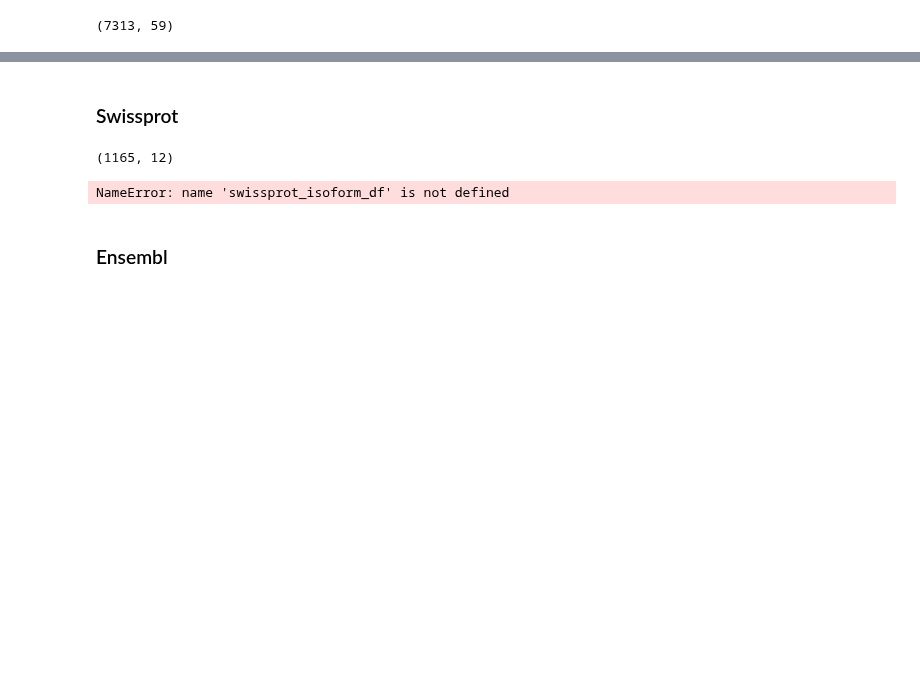
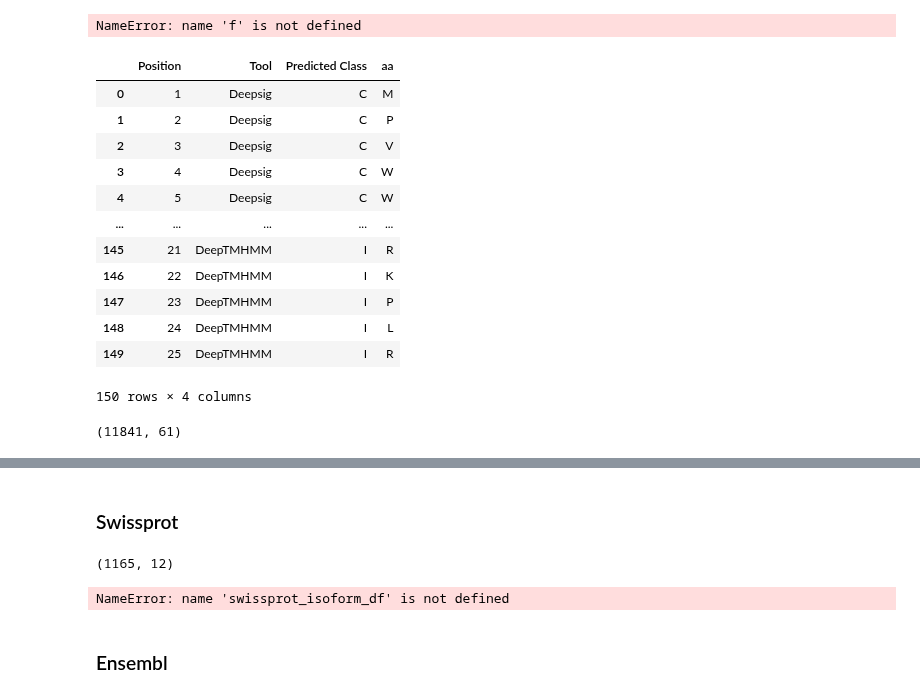
Before and after one commit to veliatx/dashboard, a Jupyter notebook: scripts/notebooks/run_isoform_check.ipynb, the cells around one changed output, grey strips where cells are left out. Cells and saved outputs as stored; diff of their text form; code cells hidden in the pictures; blank space fills up the shorter version.

```diff
--- a/scripts/notebooks/run_isoform_check.ipynb
+++ b/scripts/notebooks/run_isoform_check.ipynb
@@ -22,0 +35,2 @@ pd.options.display.max_colwidth = 100
+# %%
+protein_features_df = data_load.load_protein_feature_string_representations()
@@ -22,0 +44,4 @@ pd.options.display.max_colwidth = 100
+# %%
+f  = protein_features_df['VTX-0860441']
+# %%
+imdf = plotting.format_protein_feature_strings_for_altair_heatmap(f)
@@ -23,27 +85,56 @@ pd.options.display.max_colwidth = 100
+# %%
+f
+# %% [output]
+NameError: name 'f' is not defined
+# %%
+imdf
+# %% [output]
+|  | Position | Tool | Predicted Class | aa |
+| 0 | 1 | Deepsig | C | M |
+| 1 | 2 | Deepsig | C | P |
+| 2 | 3 | Deepsig | C | V |
+| 3 | 4 | Deepsig | C | W |
+| 4 | 5 | Deepsig | C | W |
+| ... | ... | ... | ... | ... |
+| 145 | 21 | DeepTMHMM | I | R |
+| 146 | 22 | DeepTMHMM | I | K |
+| 147 | 23 | DeepTMHMM | I | P |
+| 148 | 24 | DeepTMHMM | I | L |
+| 149 | 25 | DeepTMHMM | I | R |
+150 rows × 4 columns
 # %%
 session = base.Session()
 # %%
 df = pd.read_parquet(CACHE_DIR.joinpath('sorf_df.parq'))
-# %%
-df['Ribo-Seq sORF'] = ((df['source'].str.contains('velia_phase2_Chang_Saghatelian')) | \
-            (df['source'].str.contains('Chothani')) | \
-            (df['source'].str.contains('Prensner')) | \
-            (df['source'].str.contains('Slavoff')) | \
-            (df['source'].apply(lambda x: 'velia_phase1_Chen' in x)) | \
-            (df['source'].str.contains('Rat')) | \
-            (df['source'].str.contains('Mudge')) | \
-            (df['source'].str.contains('gencode_riboseq')) | \
-            (df['source'].str.contains('Bona')) |
-            (df['source'].str.contains('bona')) |
-            (df['source'].str.contains('orfrater')) |
-            (df['source'].str.contains('mass_spec')) |
-            (df['source'].str.contains('PBMC')) |
-            (df['screening_phase'] == 'Not Screened') |
-            (df['orf_xrefs'].str.contains('RibORF')))
-
-df[df['Ribo-Seq sORF']].shape
-# %% [output]
-(7313, 59)
+# %%
+df['Ribo-Seq sORF'] = (
+        (df['source'].apply(lambda x: 'gencode_riboseq' in x)) | \
+        (df['source'].apply(lambda x: 'velia_phase1_Bona fide' in x)) | \
+        (df['source'].apply(lambda x: 'velia_phase1_Chen' in x)) | \
+        (df['source'].apply(lambda x: 'velia_phase1_Prensner' in x)) | \
+        (df['source'].apply(lambda x: 'velia_phase2_Chang_Saghatelian' in x)) | \
+        (df['source'].apply(lambda x: 'velia_phase2_Chothani2022_SignalP' in x)) | \
+        (df['source'].apply(lambda x: 'velia_phase2_Bianca_Chen' in x)) | \
+        (df['source'].apply(lambda x: 'velia_phase2_Bonafide_Bianca' in x)) | \
+        (df['source'].apply(lambda x: 'velia_phase2_Cao_Slavoff_MINAS60' in x)) | \
+        (df['source'].apply(lambda x: 'velia_phase2_Rat_Cardiac_Huang' in x)) | \
+        (df['source'].apply(lambda x: 'velia_phase2_Mudge2022_SignalP' in x)) | \
+        (df['source'].apply(lambda x: 'velia_phase5_Blume_Mudge' in x)) | \
+        (df['source'].apply(lambda x: 'velia_phase5_bona fide' in x)) | \
+        (df['source'].apply(lambda x: 'velia_phase6_plasma_mass_spec' in x)) | \
+        (df['source'].apply(lambda x: 'velia_phase6_public_mass_spec' in x)) | \
+        (df['source'].apply(lambda x: 'velia_phase7_Ribo-seq_PBMC_LPS_R848' in x)) | \
+        (df['source'].apply(lambda x: 'velia_phase9_orfrater' in x)) | \
+        (df['source'].apply(lambda x: 'velia_phase9_Olsen' in x)) | \
+        (df['source'].apply(lambda x: 'velia_phase7_Ribo-seq_PBMC_LPS_R848' in x)) | \
+        (df['source'].apply(lambda x: 'velia_phase10_riboseq_230114' in x)) | \
+        (df['source'].apply(lambda x: 'velia_phase11_riboseq_240214' in x)) | \
+        (df['screening_phase'] == 'Not Screened') |
+        (df['orf_xrefs'].astype(str).str.contains('RibORF')))
+
+df[df['Ribo-Seq sORF']].shape
+# %% [output]
+(11841, 61)
 # %%
 set([item for sublist in df['source'].values for item in sublist])
 # %% [output]
```
Also changed, not shown: parts of 12 cells of this notebook, 4 other files.
